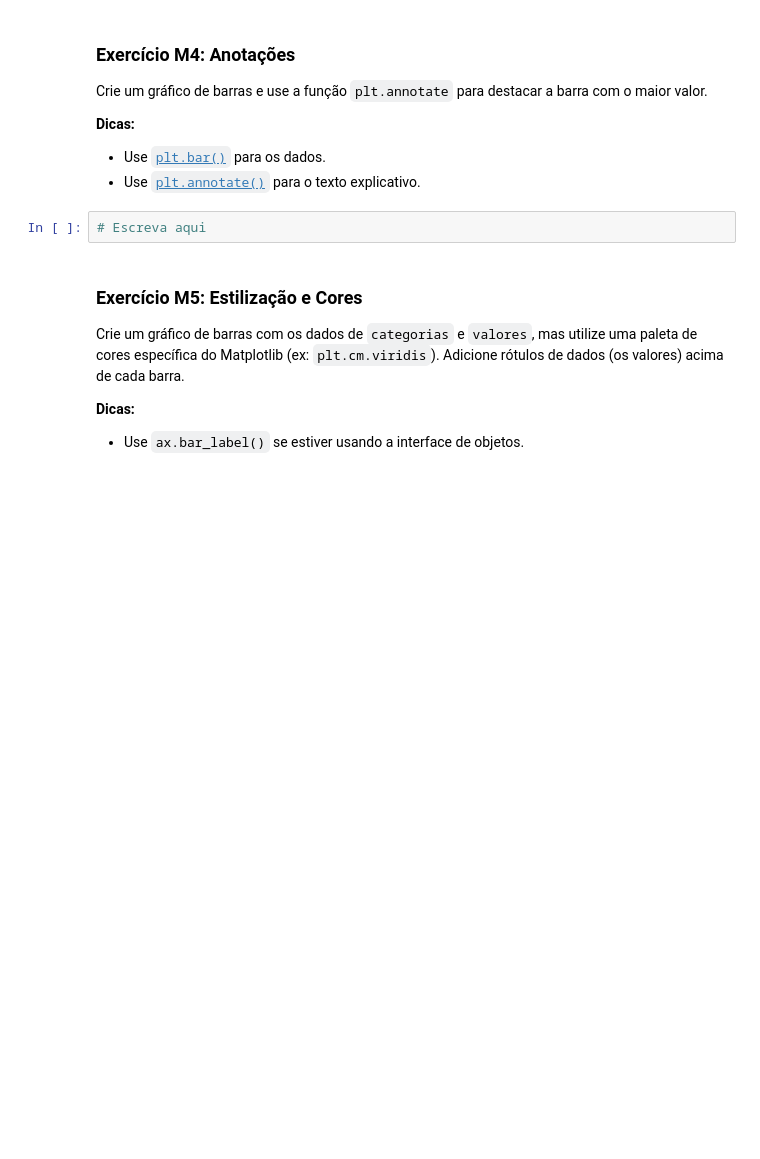
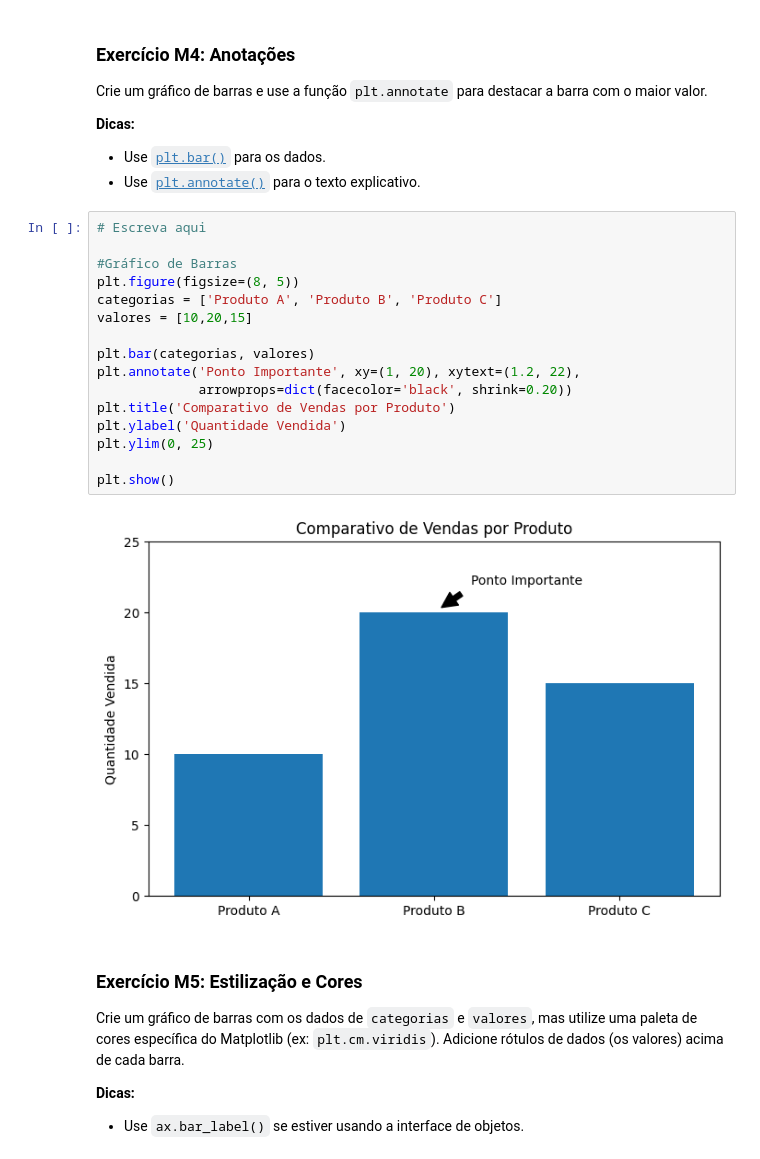
Before and after one commit to viktoruebelhart/pos_facens, a Jupyter notebook: Aula_3_Visualização_de_Dados.ipynb, the cells around one changed output. Cells and saved outputs as stored; diff of their text form; blank space fills up the shorter version.

```diff
--- a/Aula_3_Visualização_de_Dados.ipynb
+++ b/Aula_3_Visualização_de_Dados.ipynb
@@ -259,8 +259,24 @@ Crie um gráfico de barras e use a função `plt.annotate` para destacar a barra
 **Dicas:**
 - Use [`plt.bar()`](https://matplotlib.org/stable/api/_as_gen/matplotlib.pyplot.bar.html) para os dados.
 - Use [`plt.annotate()`](https://matplotlib.org/stable/api/_as_gen/matplotlib.pyplot.annotate.html) para o texto explicativo.
-# %%
-# Escreva aqui
+# %%
+# Escreva aqui
+
+#Gráfico de Barras
+plt.figure(figsize=(8, 5))
+categorias = ['Produto A', 'Produto B', 'Produto C']
+valores = [10,20,15]
+
+plt.bar(categorias, valores)
+plt.annotate('Ponto Importante', xy=(1, 20), xytext=(1.2, 22),
+             arrowprops=dict(facecolor='black', shrink=0.20))
+plt.title('Comparativo de Vendas por Produto')
+plt.ylabel('Quantidade Vendida')
+plt.ylim(0, 25)
+
+plt.show()
+# %% [output]
+[figure, added]
 # %% [markdown]
 ### Exercício M5: Estilização e Cores
 Crie um gráfico de barras com os dados de `categorias` e `valores`, mas utilize uma paleta de cores específica do Matplotlib (ex: `plt.cm.viridis`). Adicione rótulos de dados (os valores) acima de cada barra.
```
Also changed, not shown: parts of 9 cells of this notebook.
